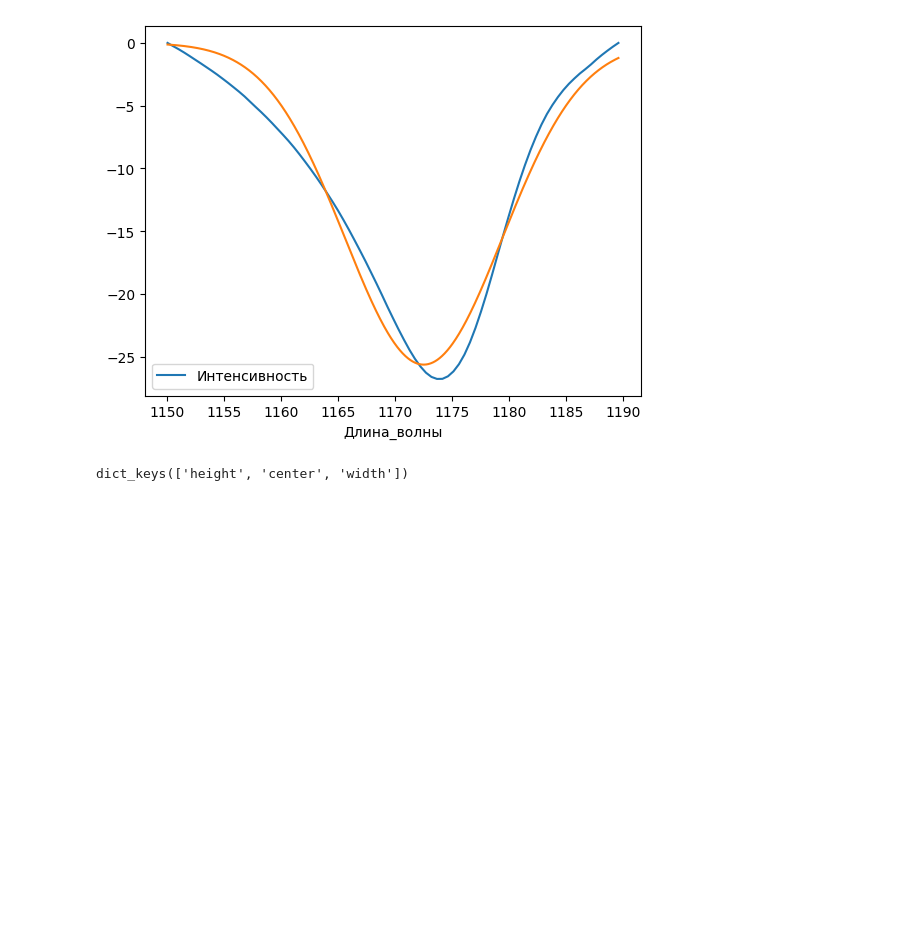
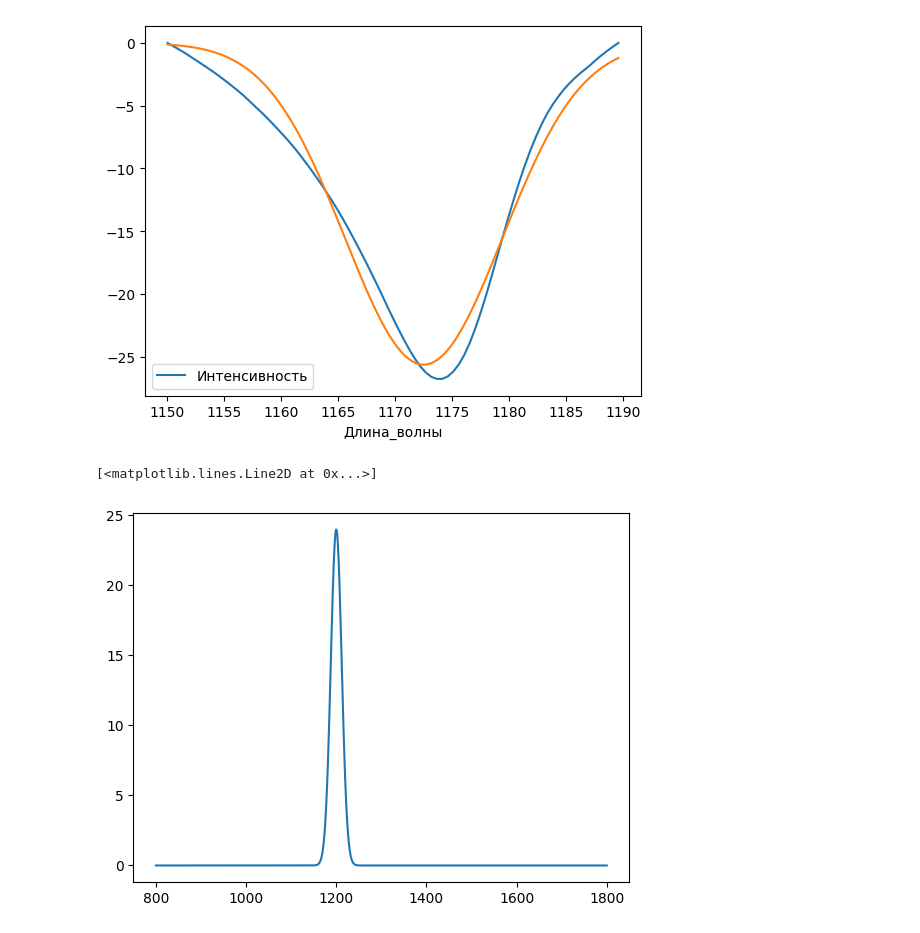
Before and after one commit to kdavjd/infrared_spectrum_app, a Jupyter notebook: uter.ipynb, the cells around one changed output. Saved outputs shown, nothing was run; the diff lists cells and outputs as text; code cells hidden in the pictures; blank space fills up the shorter version.

```diff
--- a/uter.ipynb
+++ b/uter.ipynb
@@ -81,7 +81,22 @@ plt.plot(x, y)
 # %% [output]
 [<matplotlib.lines.Line2D at 0x...>]
 [figure]
-# %%
-coords.keys()
-# %% [output]
-dict_keys(['height', 'center', 'width'])
+# %%
+gaussian_params = pd.DataFrame(columns=['Height', 'Position', 'Width'])
+new_row = pd.DataFrame({'Height': [24],
+                                    'Position': [1200],
+                                    'Width': [12]})
+gaussian_params = pd.concat([gaussian_params, new_row], ignore_index=True)
+new_row = pd.DataFrame({'Height': [28],
+                                    'Position': [1020],
+                                    'Width': [16]})
+gaussian_params = pd.concat([gaussian_params, new_row], ignore_index=True)
+new_row = pd.DataFrame({'Height': [23],
+                                    'Position': [1564],
+                                    'Width': [12]})
+gaussian_params = pd.concat([gaussian_params, new_row], ignore_index=True)
+x_data = np.linspace(800, 1800, 1000)
+plt.plot(x_data, gaussian_params.apply(lambda x: gaussian(x_data, *x), axis=1)[0])
+# %% [output]
+[<matplotlib.lines.Line2D at 0x...>]
+[figure, added]
```
Also changed, not shown: parts of 1 cell of this notebook, 1 other file.
